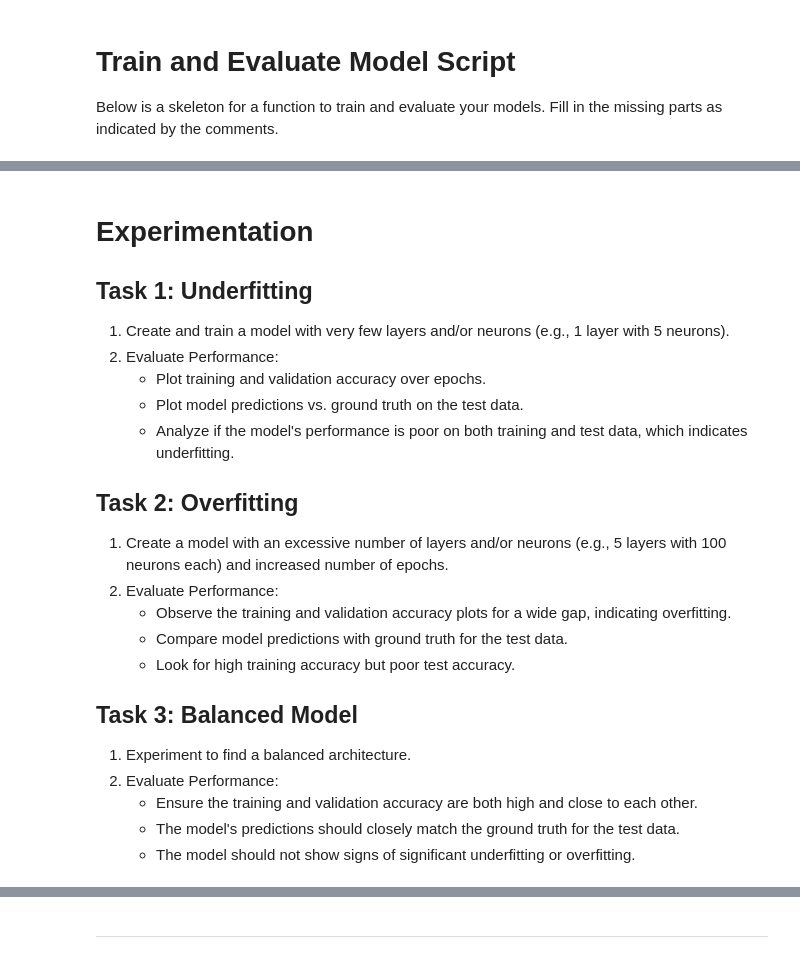
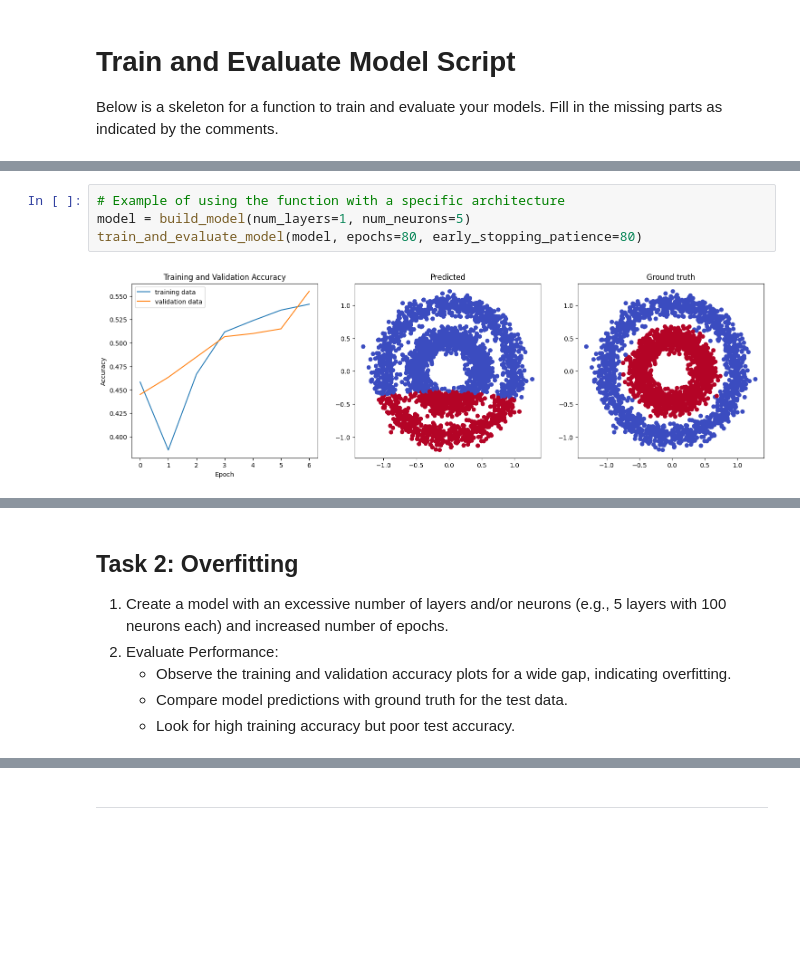
Before and after one commit to Kevy69/deep-machine-learning, a Jupyter notebook: 22 November - 24 November/Code/Network_architecture_exploration_students.ipynb, the cells around one changed output, grey strips where cells are left out. Cells and saved outputs as stored; diff of their text form; blank space fills up the shorter version.

```diff
--- a/22 November - 24 November/Code/Network_architecture_exploration_students.ipynb
+++ b/22 November - 24 November/Code/Network_architecture_exploration_students.ipynb
@@ -79,0 +132,6 @@ train_and_evaluate_model(model, epochs=50)
+# %%
+# Example of using the function with a specific architecture
+model = build_model(num_layers=1, num_neurons=5)
+train_and_evaluate_model(model, epochs=80, early_stopping_patience=80)
+# %% [output]
+[figure, added]
@@ -80,20 +140,7 @@ train_and_evaluate_model(model, epochs=50)
 # %% [markdown]
-# Experimentation
-## Task 1: Underfitting
-1. Create and train a model with very few layers and/or neurons (e.g., 1 layer with 5 neurons).
-2. Evaluate Performance:
-    * Plot training and validation accuracy over epochs.
-    * Plot model predictions vs. ground truth on the test data.
-    * Analyze if the model's performance is poor on both training and test data, which indicates underfitting.
 ## Task 2: Overfitting
 1. Create a model with an excessive number of layers and/or neurons (e.g., 5 layers with 100 neurons each) and increased number of epochs.
 2. Evaluate Performance:
     * Observe the training and validation accuracy plots for a wide gap, indicating overfitting.
     * Compare model predictions with ground truth for the test data.
     * Look for high training accuracy but poor test accuracy.
-## Task 3: Balanced Model
-1. Experiment to find a balanced architecture.
-2. Evaluate Performance:
-    * Ensure the training and validation accuracy are both high and close to each other.
-    * The model's predictions should closely match the ground truth for the test data.
-    * The model should not show signs of significant underfitting or overfitting.
```
Also changed, not shown: parts of 21 cells of this notebook, 3 other files.
